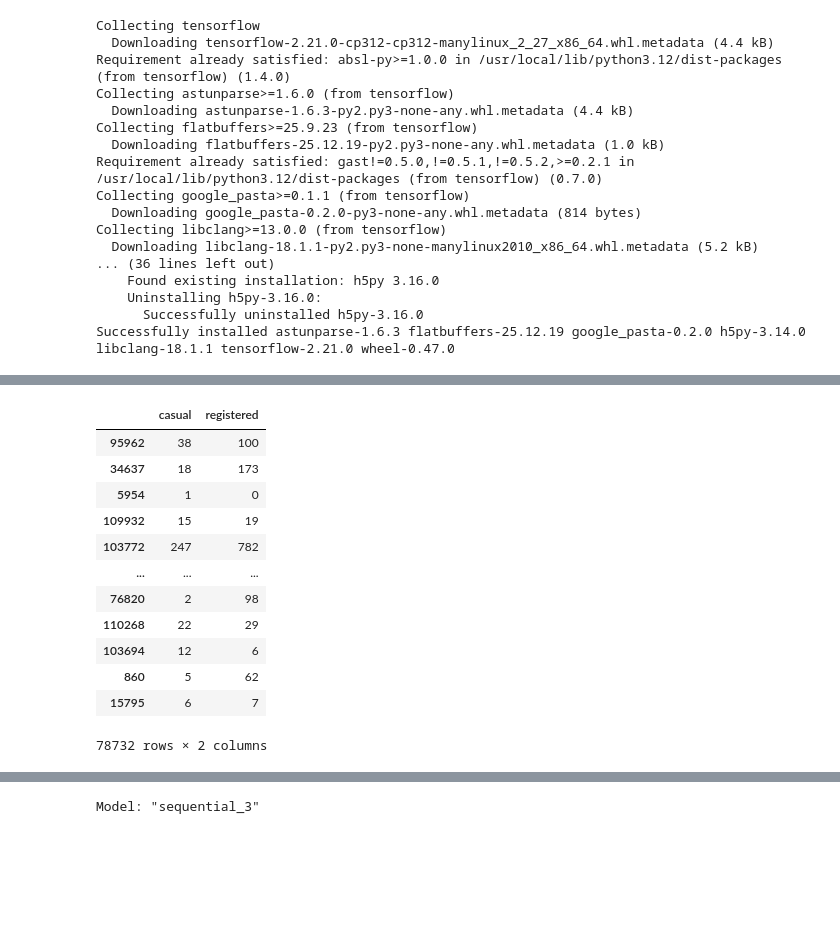
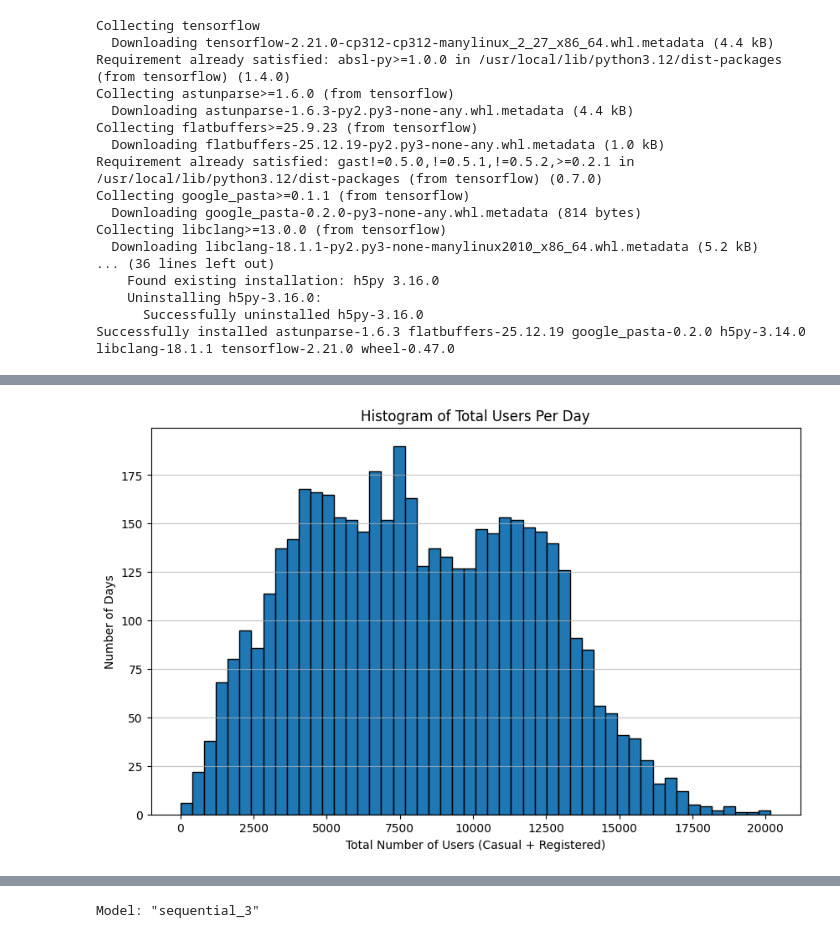
Before and after one commit to nelsbuhrley/CSE-450-Machine-learning, a Jupyter notebook: nels_b/module4.ipynb, the cells around one changed output, grey strips where cells are left out. Saved outputs shown, nothing was run; the diff lists cells and outputs as text; code cells hidden in the pictures; blank space fills up the shorter version.

```diff
--- a/nels_b/module4.ipynb
+++ b/nels_b/module4.ipynb
@@ -134,19 +96,16 @@ y = data[['casual', 'registered']]
 x = data.drop(columns=['dteday','hr','casual','registered'])
 # %%
 X_train, X_test, y_train, y_test = train_test_split(x, y, test_size=0.3, random_state=42)
-# %%
-y_train
-# %% [output]
-|  | casual | registered |
-| 95962 | 38 | 100 |
-| 34637 | 18 | 173 |
-| 5954 | 1 | 0 |
-| 109932 | 15 | 19 |
-| 103772 | 247 | 782 |
-| ... | ... | ... |
-| 76820 | 2 | 98 |
-| 110268 | 22 | 29 |
-| 103694 | 12 | 6 |
-| 860 | 5 | 62 |
-| 15795 | 6 | 7 |
-78732 rows × 2 columns
+# %%
+daily_users = data.groupby('dteday')[['casual', 'registered']].sum().reset_index()
+daily_users['total_users'] = daily_users['casual'] + daily_users['registered']
+
+plt.figure(figsize=(10, 6))
+plt.hist(daily_users['total_users'], bins=50, edgecolor='black')
+plt.title('Histogram of Total Users Per Day')
+plt.xlabel('Total Number of Users (Casual + Registered)')
+plt.ylabel('Number of Days')
+plt.grid(axis='y', alpha=0.75)
+plt.show()
+# %% [output]
+[figure, added]
```
Also changed, not shown: parts of 7 cells of this notebook.
